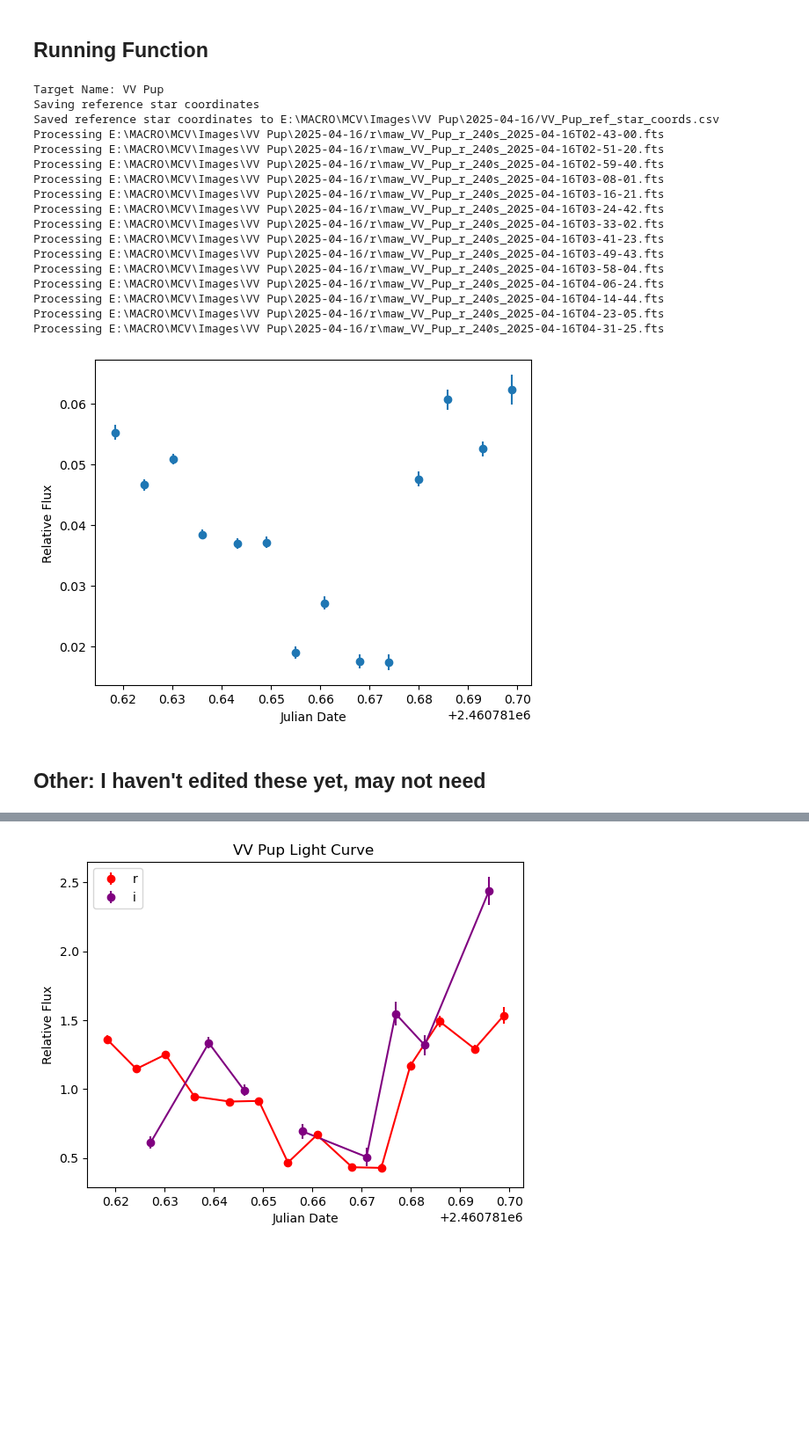
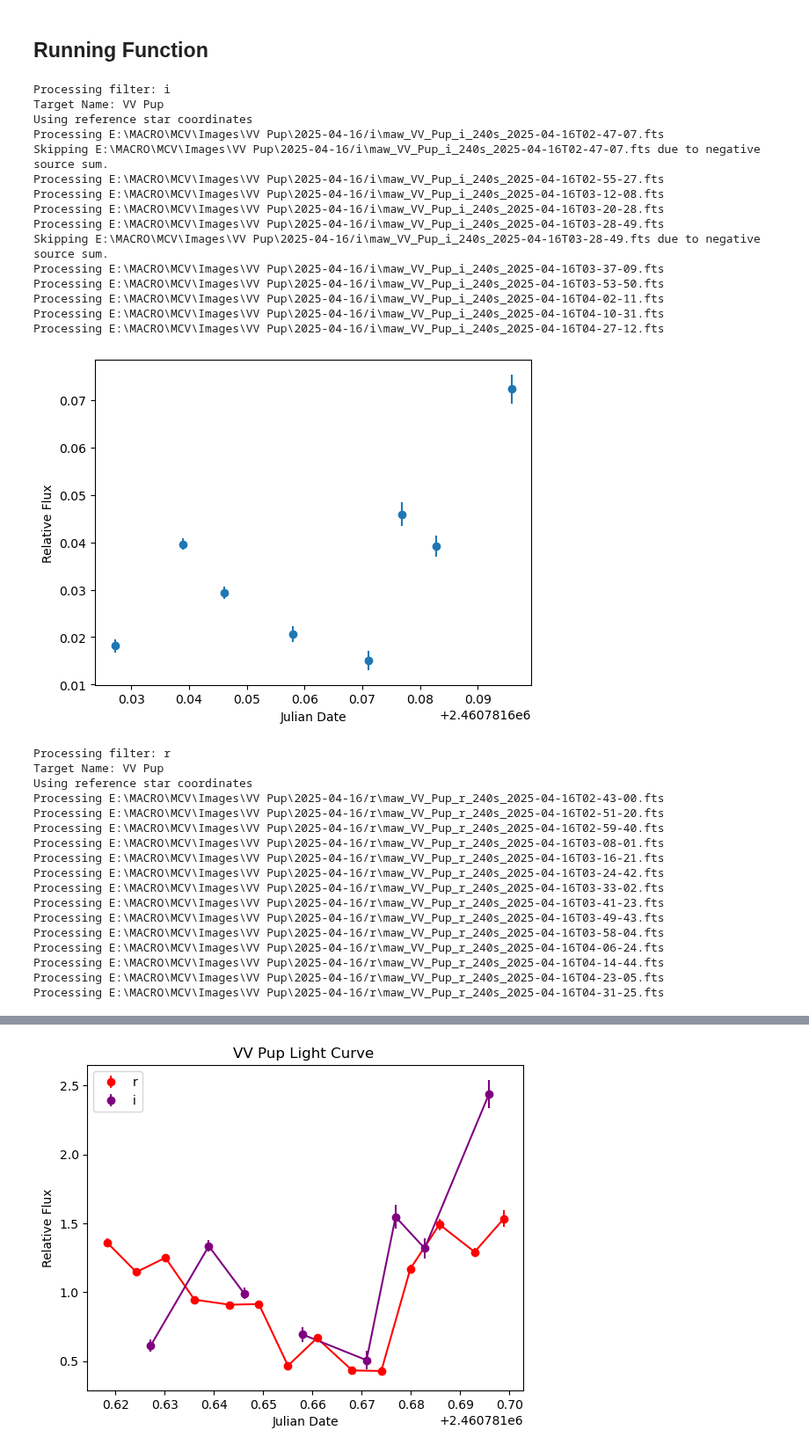
Before and after one commit to astronathalie/MCV, a Jupyter notebook: photstars.ipynb, the cells around one changed output, grey strips where cells are left out. Shown at 88% size. Cells and saved outputs as stored; diff of their text form; code cells hidden in the pictures; blank space fills up the shorter version.

Commit message:
Process multiple filters at once

```diff
--- a/photstars.ipynb
+++ b/photstars.ipynb
@@ -209,27 +256,43 @@ def make_light_curve(
     plt.show()
 # %% [markdown]
 ## Running Function
-# %%
-file_dir = r"E:\MACRO\MCV\Images\VV Pup\2025-04-16"
-make_light_curve(file_dir, filt='r', save_ref_star_coords=True)
-# %% [output]
-Target Name: VV Pup
-Saving reference star coordinates
-Saved reference star coordinates to E:\MACRO\MCV\Images\VV Pup\2025-04-16/VV_Pup_ref_star_coords.csv
-Processing E:\MACRO\MCV\Images\VV Pup\2025-04-16/r\maw_VV_Pup_r_240s_2025-04-16T02-43-00.fts
-Processing E:\MACRO\MCV\Images\VV Pup\2025-04-16/r\maw_VV_Pup_r_240s_2025-04-16T02-51-20.fts
-Processing E:\MACRO\MCV\Images\VV Pup\2025-04-16/r\maw_VV_Pup_r_240s_2025-04-16T02-59-40.fts
-Processing E:\MACRO\MCV\Images\VV Pup\2025-04-16/r\maw_VV_Pup_r_240s_2025-04-16T03-08-01.fts
-Processing E:\MACRO\MCV\Images\VV Pup\2025-04-16/r\maw_VV_Pup_r_240s_2025-04-16T03-16-21.fts
-Processing E:\MACRO\MCV\Images\VV Pup\2025-04-16/r\maw_VV_Pup_r_240s_2025-04-16T03-24-42.fts
-Processing E:\MACRO\MCV\Images\VV Pup\2025-04-16/r\maw_VV_Pup_r_240s_2025-04-16T03-33-02.fts
-Processing E:\MACRO\MCV\Images\VV Pup\2025-04-16/r\maw_VV_Pup_r_240s_2025-04-16T03-41-23.fts
-Processing E:\MACRO\MCV\Images\VV Pup\2025-04-16/r\maw_VV_Pup_r_240s_2025-04-16T03-49-43.fts
-Processing E:\MACRO\MCV\Images\VV Pup\2025-04-16/r\maw_VV_Pup_r_240s_2025-04-16T03-58-04.fts
-Processing E:\MACRO\MCV\Images\VV Pup\2025-04-16/r\maw_VV_Pup_r_240s_2025-04-16T04-06-24.fts
-Processing E:\MACRO\MCV\Images\VV Pup\2025-04-16/r\maw_VV_Pup_r_240s_2025-04-16T04-14-44.fts
-Processing E:\MACRO\MCV\Images\VV Pup\2025-04-16/r\maw_VV_Pup_r_240s_2025-04-16T04-23-05.fts
-Processing E:\MACRO\MCV\Images\VV Pup\2025-04-16/r\maw_VV_Pup_r_240s_2025-04-16T04-31-25.fts
-[figure, removed]
-# %% [markdown]
-## Other: I haven't edited these yet, may not need
+# %%
+file_dir = r"E:\MACRO\MCV\Images\VV Pup\2025-04-16"
+ref_star_fits = r"E:\MACRO\MCV\MCV Code\VV_Pup_RLMT_Feb_2025\i\maw_VV_Pup_g_240s_2025-02-21T04-21-00.fts"
+ref_star_coords = r"E:\MACRO\MCV\Images\VV Pup\2025-04-16\VV_Pup_ref_star_coords.csv"
+make_light_curve(file_dir, ref_star_coords=ref_star_coords)
+relative_plot(file_dir)
+# %% [output]
+Processing filter: i
+Target Name: VV Pup
+Using reference star coordinates
+Processing E:\MACRO\MCV\Images\VV Pup\2025-04-16/i\maw_VV_Pup_i_240s_2025-04-16T02-47-07.fts
+Skipping E:\MACRO\MCV\Images\VV Pup\2025-04-16/i\maw_VV_Pup_i_240s_2025-04-16T02-47-07.fts due to negative source sum.
+Processing E:\MACRO\MCV\Images\VV Pup\2025-04-16/i\maw_VV_Pup_i_240s_2025-04-16T02-55-27.fts
+Processing E:\MACRO\MCV\Images\VV Pup\2025-04-16/i\maw_VV_Pup_i_240s_2025-04-16T03-12-08.fts
+Processing E:\MACRO\MCV\Images\VV Pup\2025-04-16/i\maw_VV_Pup_i_240s_2025-04-16T03-20-28.fts
+Processing E:\MACRO\MCV\Images\VV Pup\2025-04-16/i\maw_VV_Pup_i_240s_2025-04-16T03-28-49.fts
+Skipping E:\MACRO\MCV\Images\VV Pup\2025-04-16/i\maw_VV_Pup_i_240s_2025-04-16T03-28-49.fts due to negative source sum.
+Processing E:\MACRO\MCV\Images\VV Pup\2025-04-16/i\maw_VV_Pup_i_240s_2025-04-16T03-37-09.fts
+Processing E:\MACRO\MCV\Images\VV Pup\2025-04-16/i\maw_VV_Pup_i_240s_2025-04-16T03-53-50.fts
+Processing E:\MACRO\MCV\Images\VV Pup\2025-04-16/i\maw_VV_Pup_i_240s_2025-04-16T04-02-11.fts
+Processing E:\MACRO\MCV\Images\VV Pup\2025-04-16/i\maw_VV_Pup_i_240s_2025-04-16T04-10-31.fts
+Processing E:\MACRO\MCV\Images\VV Pup\2025-04-16/i\maw_VV_Pup_i_240s_2025-04-16T04-27-12.fts
+[figure, added]
+Processing filter: r
+Target Name: VV Pup
+Using reference star coordinates
+Processing E:\MACRO\MCV\Images\VV Pup\2025-04-16/r\maw_VV_Pup_r_240s_2025-04-16T02-43-00.fts
+Processing E:\MACRO\MCV\Images\VV Pup\2025-04-16/r\maw_VV_Pup_r_240s_2025-04-16T02-51-20.fts
+Processing E:\MACRO\MCV\Images\VV Pup\2025-04-16/r\maw_VV_Pup_r_240s_2025-04-16T02-59-40.fts
+Processing E:\MACRO\MCV\Images\VV Pup\2025-04-16/r\maw_VV_Pup_r_240s_2025-04-16T03-08-01.fts
+Processing E:\MACRO\MCV\Images\VV Pup\2025-04-16/r\maw_VV_Pup_r_240s_2025-04-16T03-16-21.fts
+Processing E:\MACRO\MCV\Images\VV Pup\2025-04-16/r\maw_VV_Pup_r_240s_2025-04-16T03-24-42.fts
+Processing E:\MACRO\MCV\Images\VV Pup\2025-04-16/r\maw_VV_Pup_r_240s_2025-04-16T03-33-02.fts
+Processing E:\MACRO\MCV\Images\VV Pup\2025-04-16/r\maw_VV_Pup_r_240s_2025-04-16T03-41-23.fts
+Processing E:\MACRO\MCV\Images\VV Pup\2025-04-16/r\maw_VV_Pup_r_240s_2025-04-16T03-49-43.fts
+Processing E:\MACRO\MCV\Images\VV Pup\2025-04-16/r\maw_VV_Pup_r_240s_2025-04-16T03-58-04.fts
+Processing E:\MACRO\MCV\Images\VV Pup\2025-04-16/r\maw_VV_Pup_r_240s_2025-04-16T04-06-24.fts
+Processing E:\MACRO\MCV\Images\VV Pup\2025-04-16/r\maw_VV_Pup_r_240s_2025-04-16T04-14-44.fts
+Processing E:\MACRO\MCV\Images\VV Pup\2025-04-16/r\maw_VV_Pup_r_240s_2025-04-16T04-23-05.fts
+Processing E:\MACRO\MCV\Images\VV Pup\2025-04-16/r\maw_VV_Pup_r_240s_2025-04-16T04-31-25.fts
```
Also changed, not shown: parts of 3 cells of this notebook.
